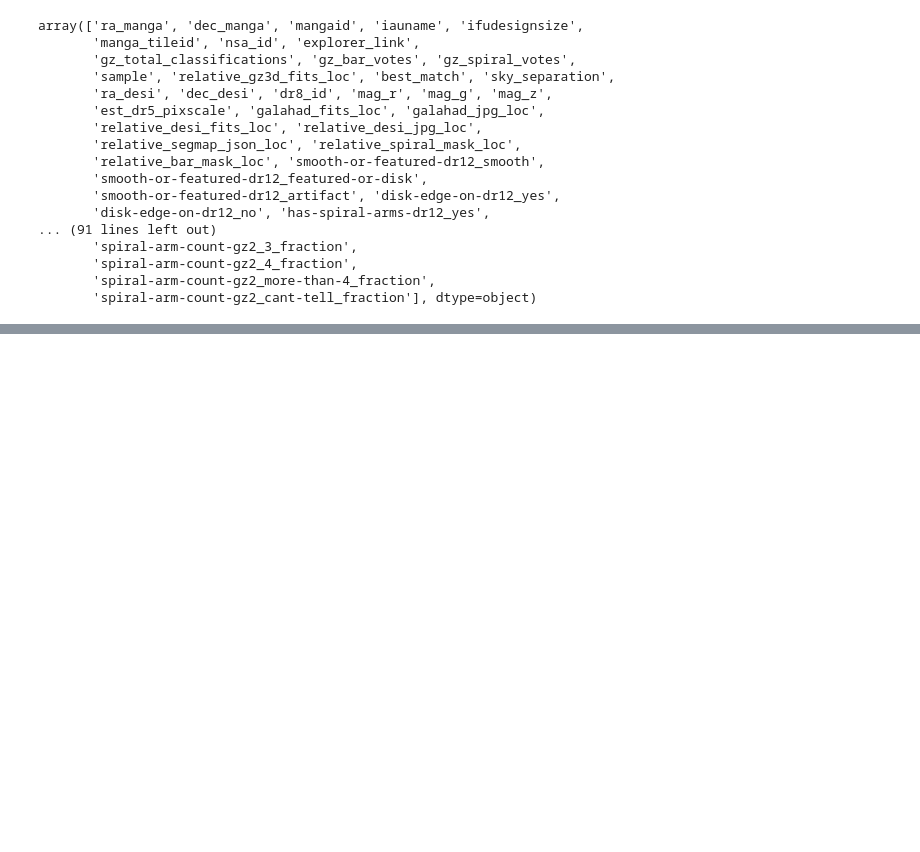
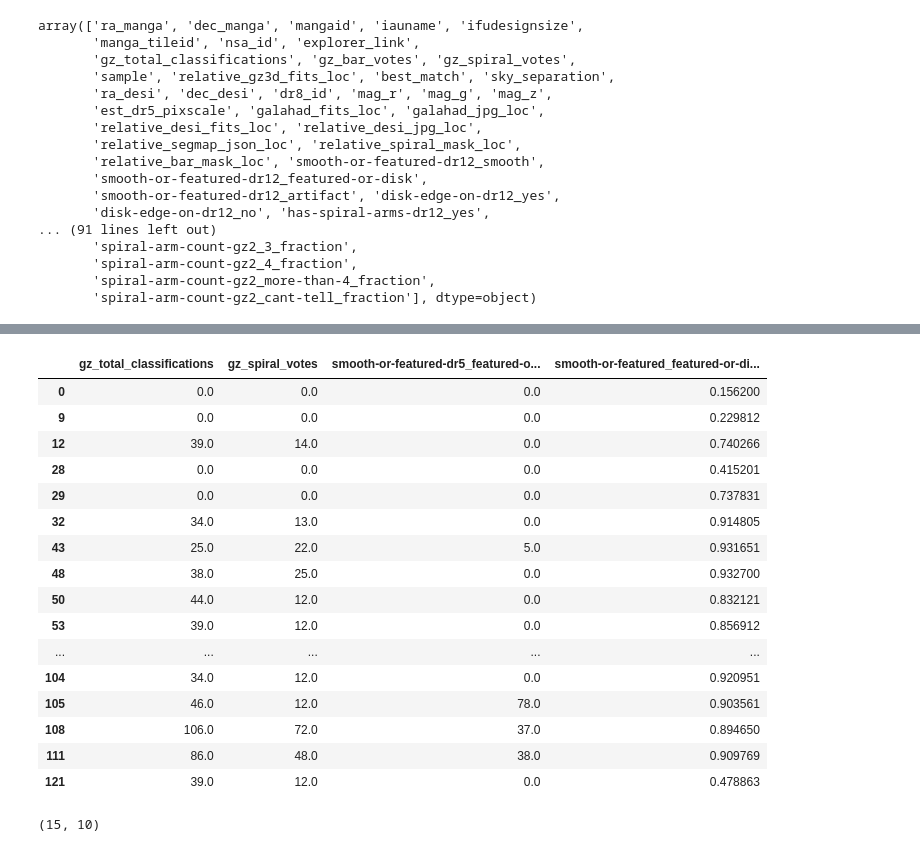
Before and after one commit to mwalmsley/zoobot-3d, a Jupyter notebook: construct_path_catalog.ipynb, the cells around one changed output, grey strips where cells are left out. Cells and saved outputs as stored; diff of their text form; code cells hidden in the pictures; blank space fills up the shorter version.

```diff
--- a/construct_path_catalog.ipynb
+++ b/construct_path_catalog.ipynb
@@ -190,0 +226,20 @@ df['relative_spiral_mask_loc'][0]
+# %%
+df.query('spiral_mask_exists')[['gz_total_classifications', 'gz_spiral_votes', 'smooth-or-featured-dr5_featured-or-disk', 'smooth-or-featured_featured-or-disk_fraction']]
+# %% [output]
+|  | gz_total_classifications | gz_spiral_votes | smooth-or-featured-dr5_featured-o... | smooth-or-featured_featured-or-di... |
+| 0 | 0.0 | 0.0 | 0.0 | 0.156200 |
+| 9 | 0.0 | 0.0 | 0.0 | 0.229812 |
+| 12 | 39.0 | 14.0 | 0.0 | 0.740266 |
+| 28 | 0.0 | 0.0 | 0.0 | 0.415201 |
+| 29 | 0.0 | 0.0 | 0.0 | 0.737831 |
+| 32 | 34.0 | 13.0 | 0.0 | 0.914805 |
+| 43 | 25.0 | 22.0 | 5.0 | 0.931651 |
+| 48 | 38.0 | 25.0 | 0.0 | 0.932700 |
+| 50 | 44.0 | 12.0 | 0.0 | 0.832121 |
+| 53 | 39.0 | 12.0 | 0.0 | 0.856912 |
+| ... | ... | ... | ... | ... |
+| 104 | 34.0 | 12.0 | 0.0 | 0.920951 |
+| 105 | 46.0 | 12.0 | 78.0 | 0.903561 |
+| 108 | 106.0 | 72.0 | 37.0 | 0.894650 |
+| 111 | 86.0 | 48.0 | 38.0 | 0.909769 |
+| 121 | 39.0 | 12.0 | 0.0 | 0.478863 |
@@ -190,0 +249,6 @@ df['relative_spiral_mask_loc'][0]
+# %%
+with open(example['relative_segmap_json_loc']) as f:
+    example_json = json.load(f)
+len(example_json['spiral_mask']), len([x for x in example_json['spiral_mask'] if len(x) > 0])
+# %% [output]
+(15, 10)
```
Also changed, not shown: parts of 18 cells of this notebook, 3 other files.
